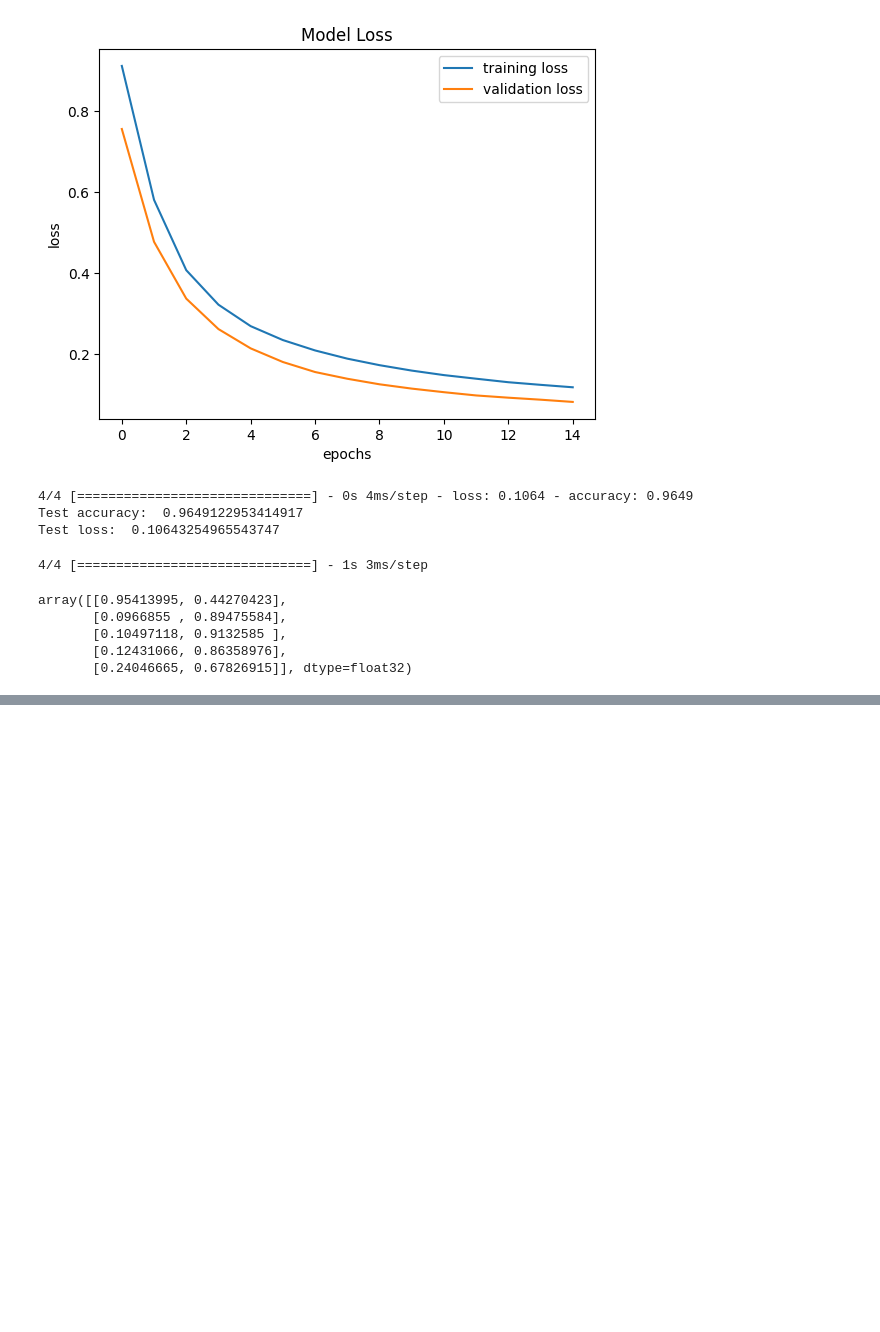
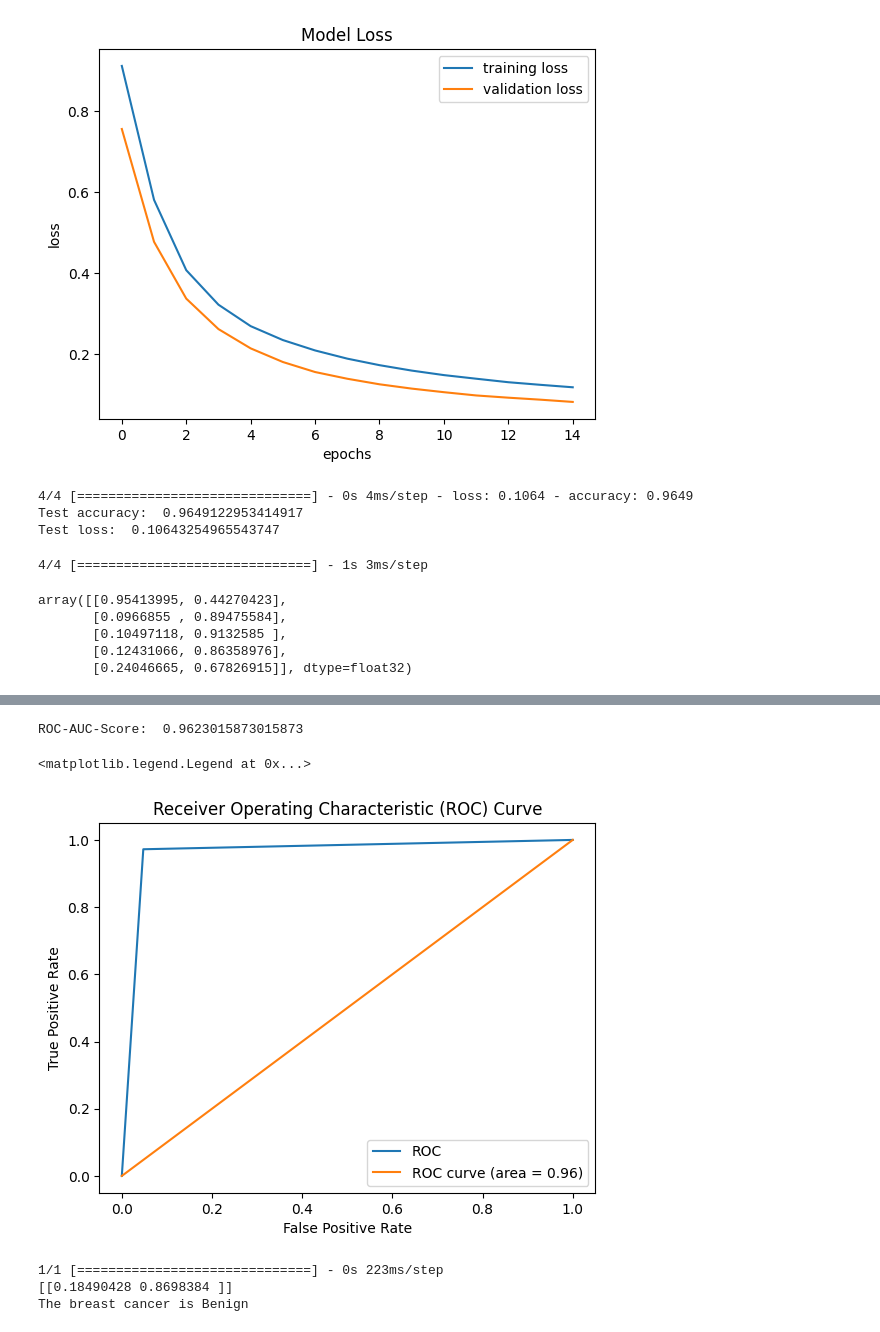
Before and after one commit to MedCoder001/Breast-Cancer-Classification-With-Neural-Networks, a Jupyter notebook: Breast_cancer_classification.ipynb, the cells around one changed output, grey strips where cells are left out. Drawn from its saved outputs; the diff is of its cells as text; code cells hidden in the pictures; blank space fills up the shorter version.

```diff
--- a/Breast_cancer_classification.ipynb
+++ b/Breast_cancer_classification.ipynb
@@ -231,0 +261,49 @@ for element in Y_pred:
+# %%
+# Calculating the roc_auc_score
+r_a_score = roc_auc_score(Y_test, Y_pred_classes)
+print('ROC-AUC-Score: ', r_a_score)
+# %% [output]
+ROC-AUC-Score:  0.9623015873015873
+# %%
+# Calculating the roc_curve
+fpr, tpr, thresholds = roc_curve(Y_test, Y_pred_classes)
+
+# Plotting the roc_curve
+plt.plot(fpr, tpr, label = 'ROC')
+plt.plot([0, 1], [0, 1], label = 'ROC curve (area = %0.2f)' % r_a_score)
+
+plt.xlabel('False Positive Rate')
+plt.ylabel('True Positive Rate')
+plt.title('Receiver Operating Characteristic (ROC) Curve')
+plt.legend()
+# %% [output]
+<matplotlib.legend.Legend at 0x...>
+[figure, added]
+# %%
+# Building a predictive system
+input_data = (13.08, 15.71, 85.63, 520, 0.1075, 0.127, 0.04568, 0.0311, 0.1967, 0.06811, 0.1852, 0.7477, 1.383, 14.67, 0.004097, 0.01898, 0.01698, 0.00649, 0.01678, 0.002425, 14.5, 20.49, 96.09, 630.5, 0.1312, 0.2776, 0.189, 0.07283, 0.3184, 0.08183)
+
+# Converting the input data into numpy array
+input_data_as_numpy_array = np.asarray(input_data)
+
+# Reshaping the numpy array as we are predicting for only one instance
+input_data_reshaped = input_data_as_numpy_array.reshape(1, -1)
+
+# Standardizing the input data
+std_data = scaler.transform(input_data_reshaped)
+
+# Making prediction on the input data
+prediction = model.predict(std_data)
+print(prediction)
+
+if prediction[0][0] > prediction[0][1]:
+    print('The breast cancer is Malignant')
+else:
+    print('The breast cancer is Benign')
+
+# Saving the model
+model.save('breast_cancer_classification_model.h5')
+# %% [output]
+1/1 [==============================] - 0s 223ms/step
+[[0.18490428 0.8698384 ]]
+The breast cancer is Benign
```
Also changed, not shown: parts of 4 cells of this notebook, 1 other file.
